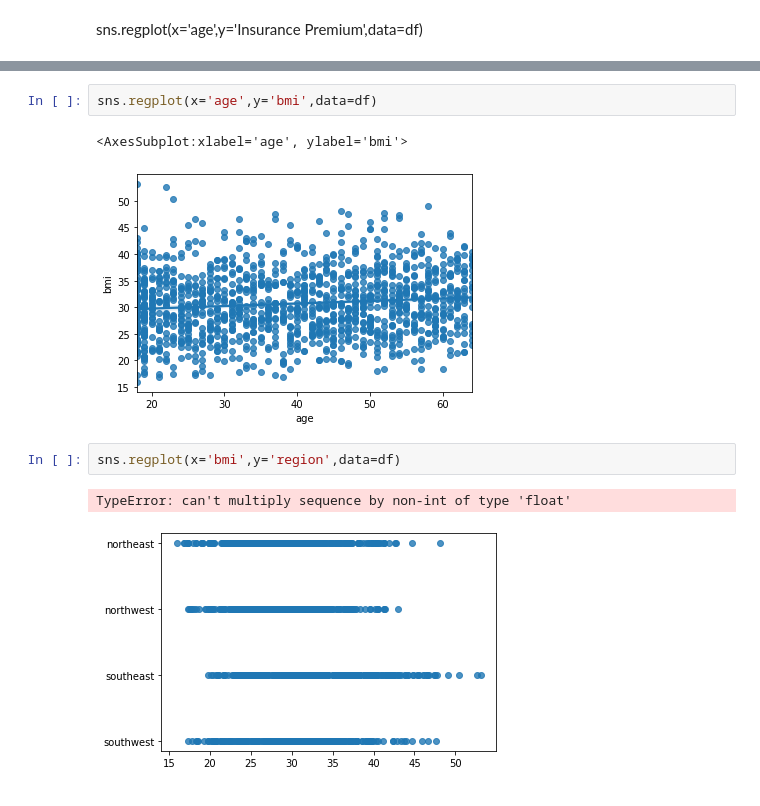
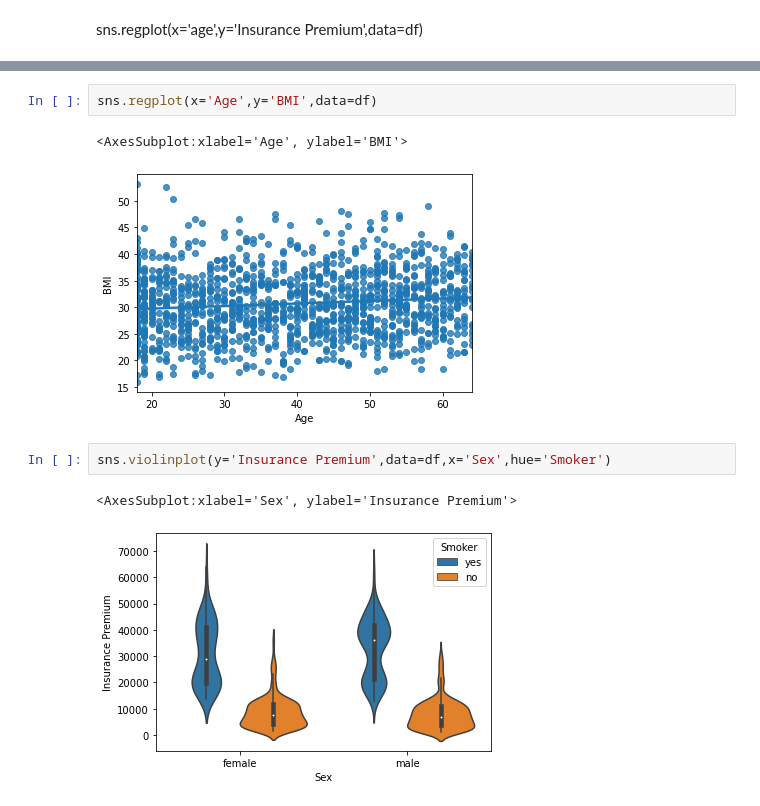
Before and after one commit to data301-2021-summer2/project-group24-project, a Jupyter notebook: analysis/scripts/Data Analysis.ipynb, the cells around one changed output, grey strips where cells are left out. Drawn from its saved outputs; the diff is of its cells as text.

```diff
--- a/analysis/scripts/Data Analysis.ipynb
+++ b/analysis/scripts/Data Analysis.ipynb
@@ -117,11 +137,11 @@ sns.regplot(x='age',y='children',data=df)
 [figure]
 # %%
-sns.regplot(x='age',y='bmi',data=df)
+sns.regplot(x='Age',y='BMI',data=df)
 # %% [output]
-<AxesSubplot:xlabel='age', ylabel='bmi'>
+<AxesSubplot:xlabel='Age', ylabel='BMI'>
 [figure]
-# %%
-sns.regplot(x='bmi',y='region',data=df)
-# %% [output]
-TypeError: can't multiply sequence by non-int of type 'float'
-[figure, removed]
+# %%
+sns.violinplot(y='Insurance Premium',data=df,x='Sex',hue='Smoker')
+# %% [output]
+<AxesSubplot:xlabel='Sex', ylabel='Insurance Premium'>
+[figure, added]
```
Also changed, not shown: parts of 18 cells of this notebook, 1 other file.
